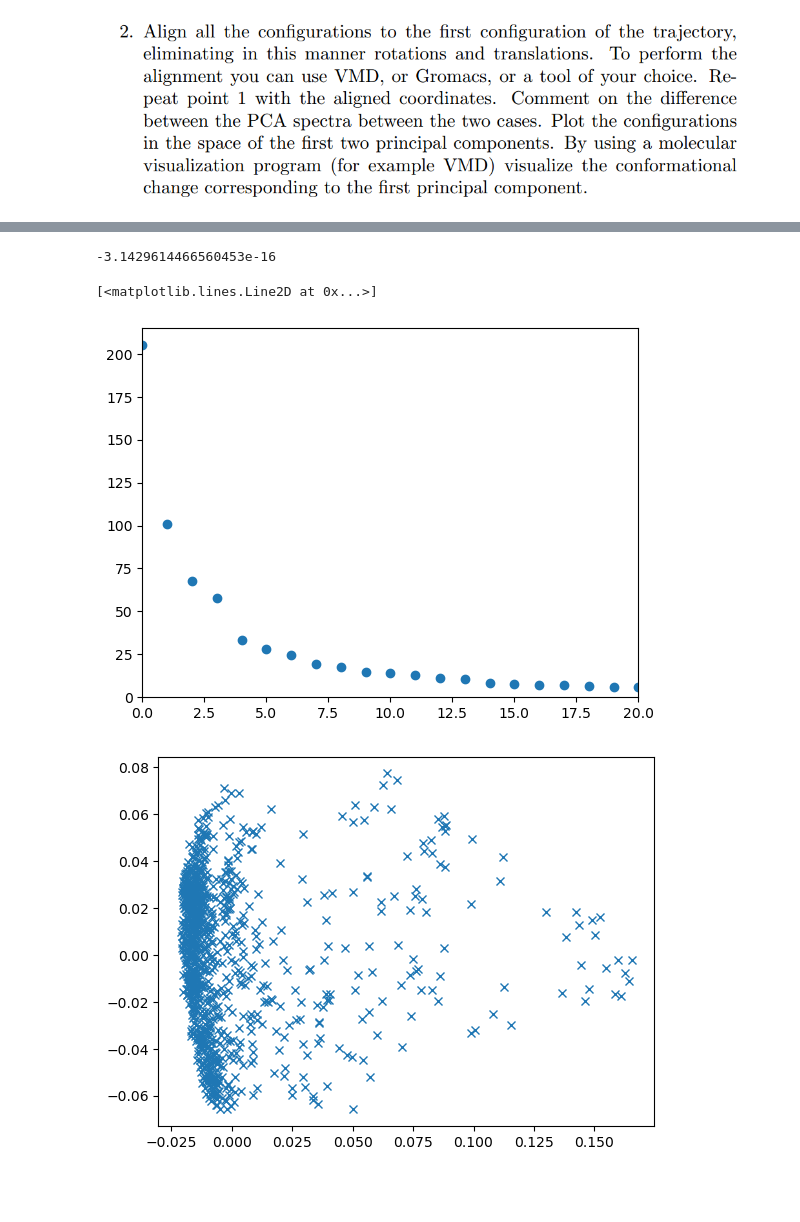
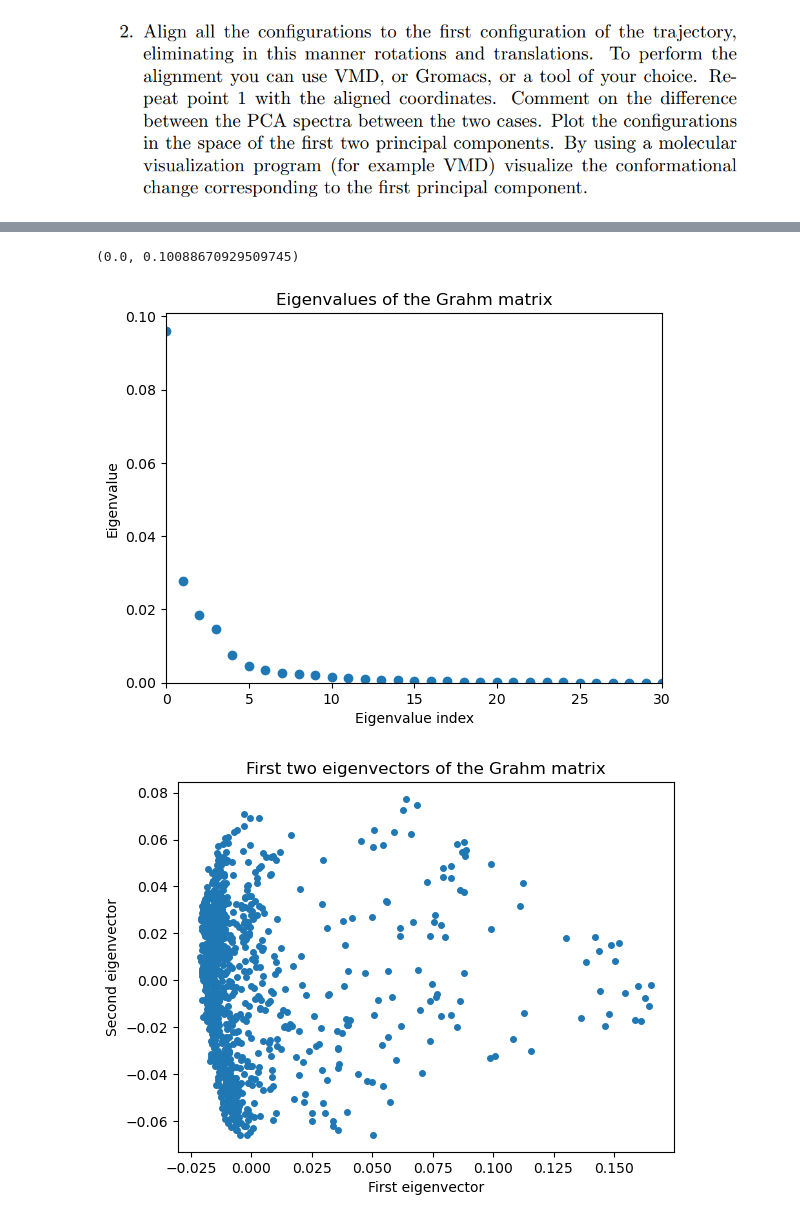
Before and after one commit to giusSacco/StatMech, a Jupyter notebook: UL/Ex1/PCAandMDS.ipynb, the cells around one changed output, grey strips where cells are left out. Cells and saved outputs as stored; diff of their text form; code cells hidden in the pictures; blank space fills up the shorter version.

```diff
--- a/UL/Ex1/PCAandMDS.ipynb
+++ b/UL/Ex1/PCAandMDS.ipynb
@@ -47,6 +102,11 @@ plt.ylim((0,None))
 # %%
 PDB = 'aligned.pdb'
 aligned_traj = readtraj(PDB)
+# Centering: subtract to each row its average
+aligned_traj -= np.mean(aligned_traj, axis=1)[:,None]
+# Assert sum along row is zero
+assert np.allclose(np.sum(aligned_traj, axis=1), np.zeros(aligned_traj.shape[0]))
+
 C_aligned = CovMatrix(aligned_traj)
-eigenvalues_aligned, eigenvectors_aligned = np.linalg.eig(C_aligned)
+eigenvalues_aligned, eigenvectors_aligned = np.linalg.eigh(C_aligned)
 # %%
@@ -61,38 +181,55 @@ plt.show()
 # %% [markdown]
 ![image.png](attachment:image.png)
 # %%
-
-#define dRMSD
+# distance matrix with dRMSD
 def dRMSDmatrix(trajectory):
+    ''' Compute the dRMSD matrix of the trajectory.'''
     dRMSDmatrix = np.zeros((N,N))
     for t1 in range(N):
+        # Print progress
         if (t1/N*100)%10 == 0:
             print(f'{t1/N * 100:.0f}%')
+
         for t2 in range(t1,N):
             sum = 0
 
+            # Loop over all the atoms to compute the sum
             for i in range(D//3):
                 for j in range(i+1, D//3):
+                    # Get the coordinates of the two atoms at time t1
                     x_i_t1 = trajectory[3*i:3*(i+1),t1]
                     x_j_t1 = trajectory[3*j:3*(j+1),t1]
+                    # Compute the distance
                     d_ij_t1 = np.linalg.norm(x_i_t1 - x_j_t1)
 
+                    # Same for time t2
                     x_i_t2 = trajectory[3*i:3*(i+1),t2]
                     x_j_t2 = trajectory[3*j:3*(j+1),t2]
                     d_ij_t2 = np.linalg.norm(x_i_t2 - x_j_t2)
 
+                    # Compute the squared difference
                     sum += (d_ij_t1 - d_ij_t2)**2
 
             dRMSDmatrix[t1,t2] = np.sqrt(sum/(D/3))
             dRMSDmatrix[t2,t1] = dRMSDmatrix[t1,t2]
+
     return dRMSDmatrix
 
 def GrahmMatrix(distMatrix):
+    ''' Compute the Grahm matrix from the distance matrix '''
     G = distMatrix +  np.average(distMatrix) - np.average(distMatrix, axis=0) - np.average(distMatrix, axis = 1).reshape((N,1))
+    # Assert that the average of each row is zero
+    assert np.allclose(np.average(G, axis=0), np.zeros(N))
+    # Assert that the average of each column is zero
+    assert np.allclose(np.average(G, axis=1), np.zeros(N))
+
     return -.5*G
 # %%
-if not os.path.exists('dist_matrix.txt'):
+# Choose whether to load the distance matrix from a file or compute it
+load_dRMSD_file = True
+# Load the distance matrix from a file if it exists
+if os.path.exists('dist_matrix.txt') and load_dRMSD_file:
+    dist = np.loadtxt('dist_matrix.txt')
+else:
     dist = dRMSDmatrix(aligned_traj)
     np.savetxt('dist_matrix.txt', dist)
-else:
-    dist = np.loadtxt('dist_matrix.txt')
@@ -110,18 +236,24 @@ else:
 # %%
 G = GrahmMatrix(dist)
 G_eigenvalues , G_eigenvectors = np.linalg.eigh(G)
-# %%
-print(np.average(G))
-# %% [output]
--3.1429614466560453e-16
 # %%
+# Plot the eigenvalues of the Grahm matrix in decreasing order
 plt.plot(G_eigenvalues[::-1], linestyle = ' ', marker = 'o')
-plt.xlim((0,20))
+plt.xlabel('Eigenvalue index')
+plt.ylabel('Eigenvalue')
+plt.title('Eigenvalues of the Grahm matrix')
+plt.xlim((0,D))
 plt.ylim((0,None))
 #plt.yscale('log')
-plt.figure()
-plt.plot(G_eigenvectors[:,-1], G_eigenvectors[:,-2], marker='x', linestyle = ' ')
 # %% [output]
-[<matplotlib.lines.Line2D at 0x...>]
+(0.0, 0.10088670929509745)
-[figure, old version]
+[figure, new version]
-[figure, removed]
+# %%
+# Plot the first two eigenvectors
+plt.plot(G_eigenvectors[:,-1], G_eigenvectors[:,-2], marker='o', linestyle = ' ', markersize = 4)
+plt.xlabel('First eigenvector')
+plt.ylabel('Second eigenvector')
+plt.title('First two eigenvectors of the Grahm matrix')
+plt.show()
+# %% [output]
+[figure, added]
```
Also changed, not shown: parts of 17 cells of this notebook.
